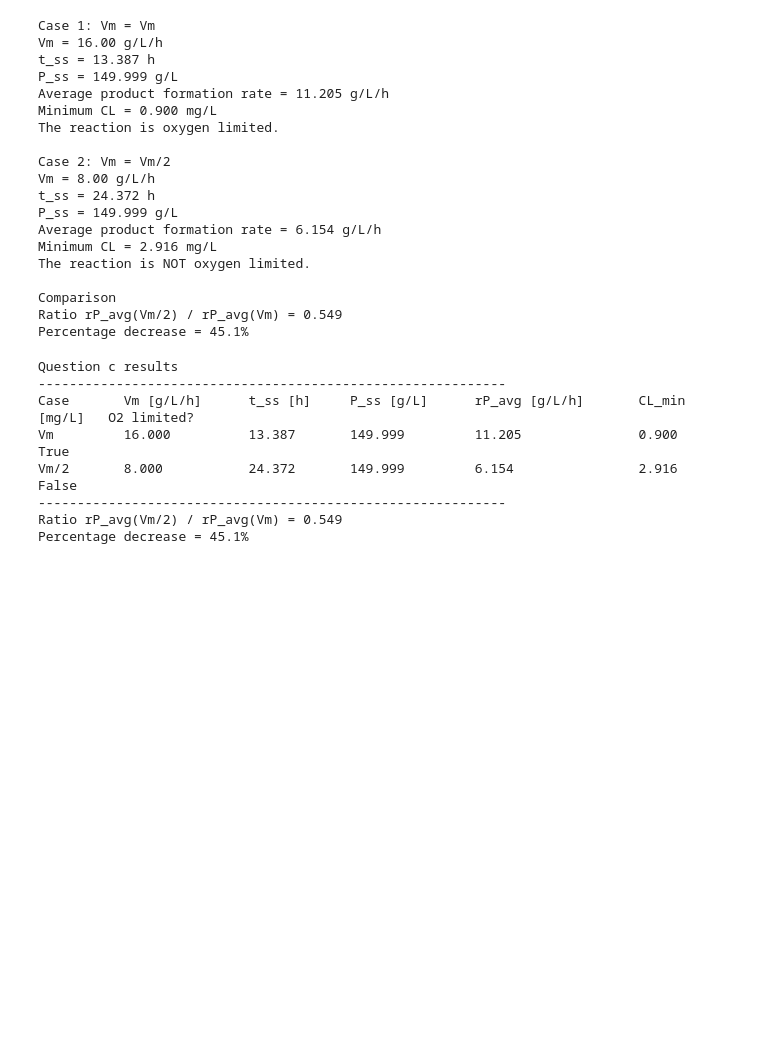
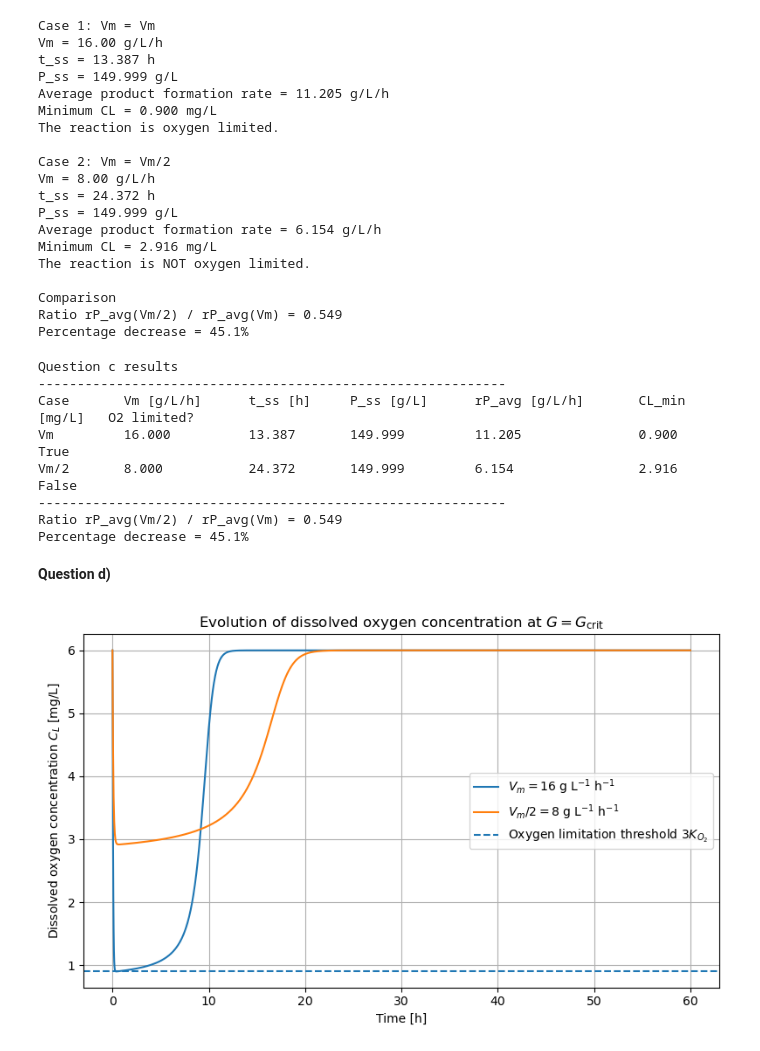
Before and after one commit to vicollari/bioreactor_simulation, a Jupyter notebook: project5/exo1.ipynb, the cells around one changed output. Cells and saved outputs as stored; diff of their text form; code cells hidden in the pictures; blank space fills up the shorter version.

Commit message:
question 1d

```diff
--- a/project5/exo1.ipynb
+++ b/project5/exo1.ipynb
@@ -337,3 +337,25 @@ Vm/2       8.000           24.372       149.999         6.154                2.9
 ------------------------------------------------------------
 Ratio rP_avg(Vm/2) / rP_avg(Vm) = 0.549
 Percentage decrease = 45.1%
+# %% [markdown]
+**Question d)**
+# %%
+plt.figure(figsize=(8, 5))
+
+plt.plot(t_1, CL_1, label=r"$V_m = 16$ g L$^{-1}$ h$^{-1}$")
+plt.plot(t_2, CL_2, label=r"$V_m/2 = 8$ g L$^{-1}$ h$^{-1}$")
+
+plt.axhline(CL_lim, linestyle="--", label=r"Oxygen limitation threshold $3K_{O_2}$")
+
+plt.xlabel("Time [h]")
+plt.ylabel(r"Dissolved oxygen concentration $C_L$ [mg/L]")
+plt.title(r"Evolution of dissolved oxygen concentration at $G = G_{\mathrm{crit}}$")
+plt.legend()
+plt.grid(True)
+plt.tight_layout()
+
+plt.savefig("ex1d_CL_vs_time_Vm_comparison.png", dpi=300, bbox_inches="tight")
+
+plt.show()
+# %% [output]
+[figure, added]
```
Also changed, not shown: parts of 1 cell of this notebook, 1 other file.
